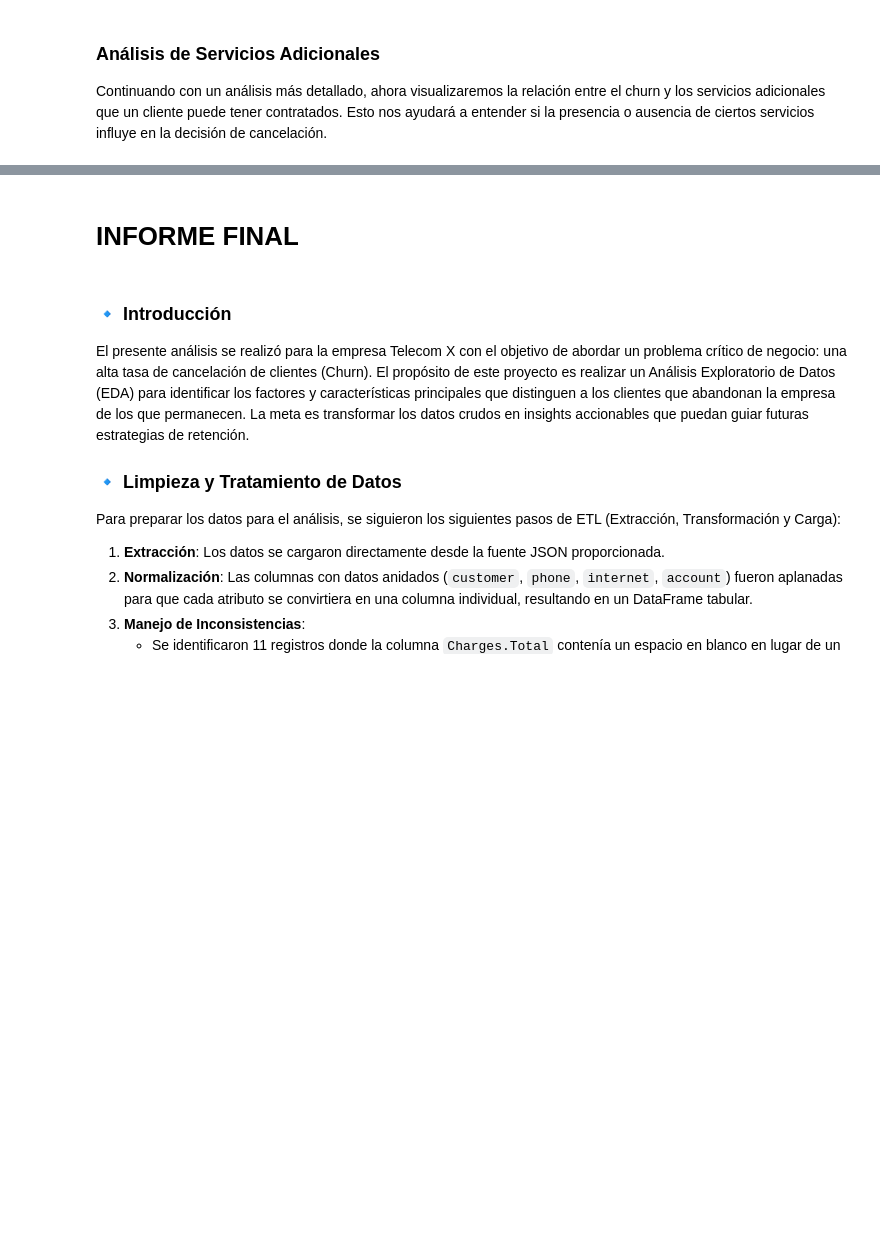
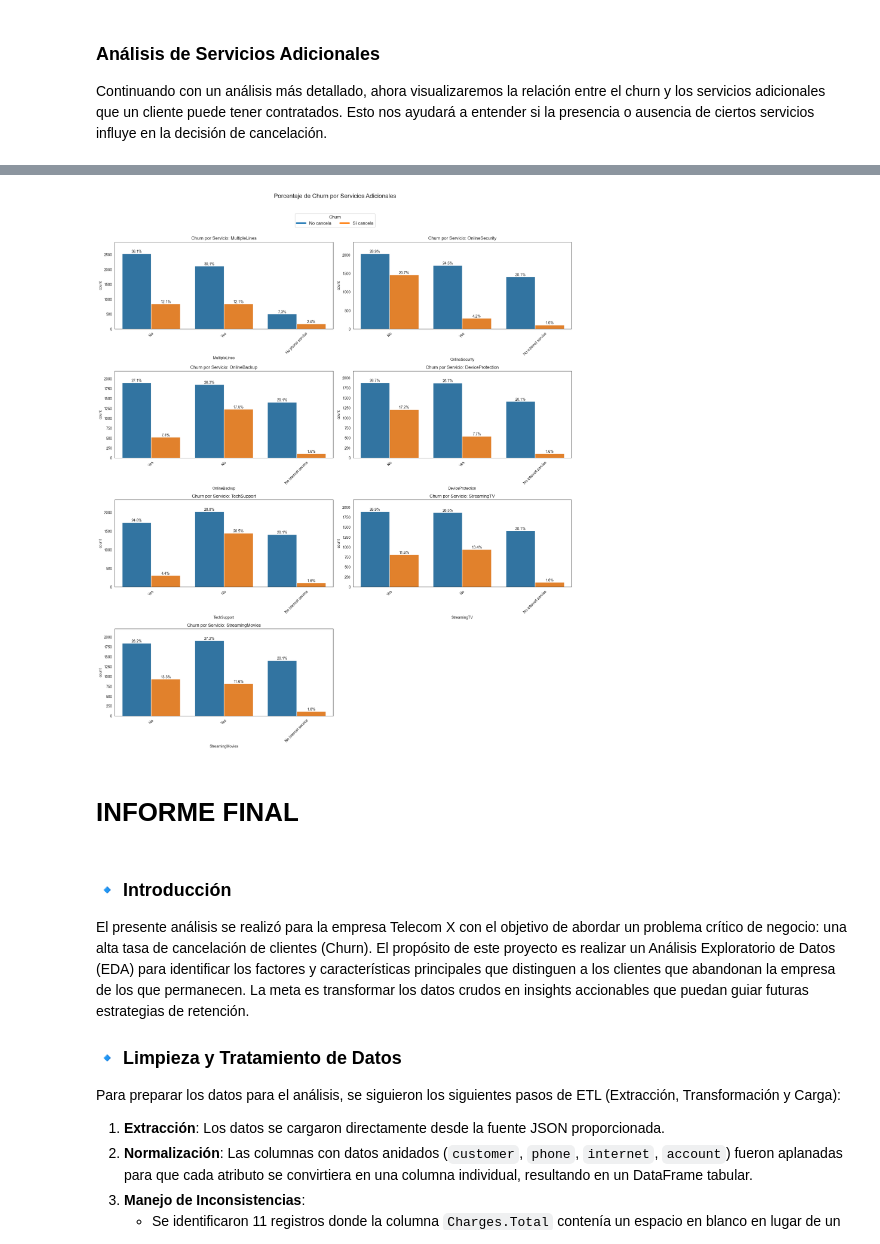
Before and after one commit to AxelFPAceves/CHALLENGE-TELECOM-X-1RA-PARTE, a Jupyter notebook: challenge2-data-science-LATAM-main/TelecomX_LATAM.ipynb, the cells around one changed output, grey strips where cells are left out. Saved outputs shown, nothing was run; the diff lists cells and outputs as text; code cells hidden in the pictures; blank space fills up the shorter version.

```diff
--- a/challenge2-data-science-LATAM-main/TelecomX_LATAM.ipynb
+++ b/challenge2-data-science-LATAM-main/TelecomX_LATAM.ipynb
@@ -539,3 +545,55 @@ plt.show()
+# %%
+import matplotlib.pyplot as plt
+import seaborn as sns
+from matplotlib.lines import Line2D
+
+servicios = [
+    'MultipleLines', 'OnlineSecurity', 'OnlineBackup',
+    'DeviceProtection', 'TechSupport', 'StreamingTV', 'StreamingMovies'
+]
+
+fig, axes = plt.subplots(4, 2, figsize=(18, 22))
+fig.suptitle('Porcentaje de Churn por Servicios Adicionales', fontsize=16)
+axes = axes.flatten()
+
+# Definimos colores consistentes para Churn
+colores = sns.color_palette(n_colors=2)
+
+for i, servicio in enumerate(servicios):
+    ax = axes[i]
+    sns.countplot(ax=ax, x=servicio, hue='Churn', data=datos_transformados, palette=colores)
+
+    total = len(datos_transformados)
+    for p in ax.patches:
+        height = p.get_height()
+        porcentaje = 100 * height / total
+        if porcentaje > 0:
+            ax.annotate(f'{porcentaje:.1f}%',
+                        (p.get_x() + p.get_width() / 2., height),
+                        ha='center', va='bottom', fontsize=10)
+
+    ax.set_title(f'Churn por Servicio: {servicio}')
+    ax.tick_params(axis='x', rotation=45)
+    ax.set_ylim(0, ax.get_ylim()[1]*1.1)
+
+    # Eliminamos leyenda individual
+    ax.get_legend().remove()
+
+# Ocultamos ejes no usados
+for j in range(len(servicios), len(axes)):
+    axes[j].set_visible(False)
+
+# Creamos una leyenda global manual con nombres claros
+legend_elements = [Line2D([0], [0], color=colores[0], lw=4, label='No cancela'),
+                   Line2D([0], [0], color=colores[1], lw=4, label='Sí cancela')]
+
+fig.legend(handles=legend_elements, title='Churn',
+           loc='upper center', bbox_to_anchor=(0.5, 0.95), ncol=2, fontsize=12, title_fontsize=12)
+
+plt.tight_layout(rect=[0, 0.03, 1, 0.93])  # Ajustamos espacio superior para la leyenda
+plt.show()
+# %% [output]
+[figure, added]
 # %% [markdown]
 # INFORME FINAL
 # %% [markdown]
```
Also changed, not shown: parts of 6 cells of this notebook, 1 other file.
